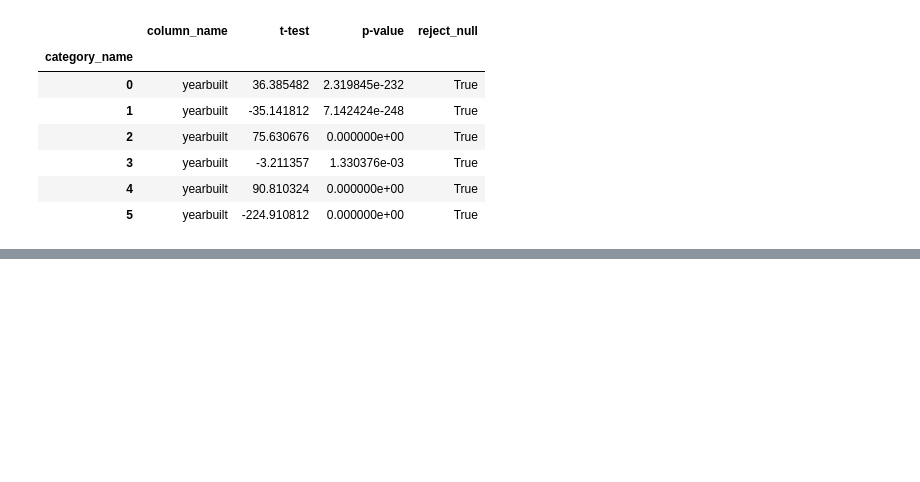
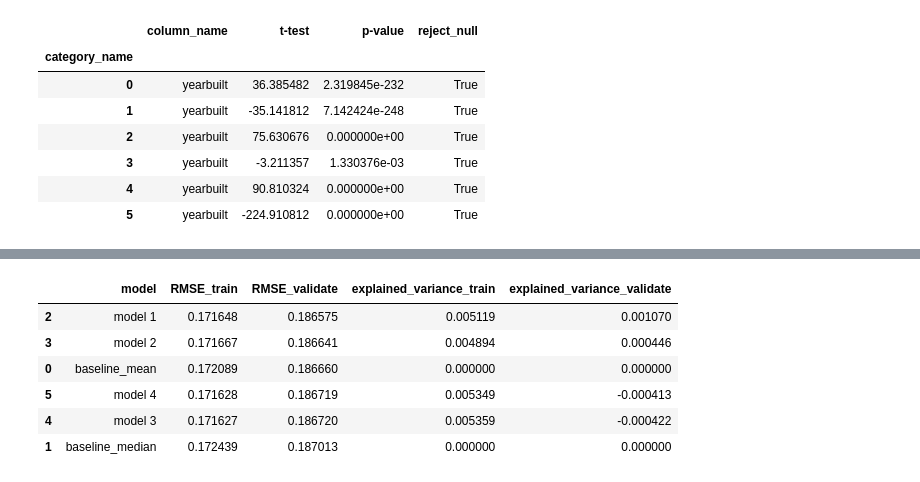
Before and after one commit to stephenfitzsimon/zillow_clustering_project, a Jupyter notebook: final_report.ipynb, the cells around one changed output, grey strips where cells are left out. Cells and saved outputs as stored; diff of their text form; code cells hidden in the pictures; blank space fills up the shorter version.

```diff
--- a/final_report.ipynb
+++ b/final_report.ipynb
@@ -1025,0 +1357,16 @@ First, the dataset to be used needs to be encoded and scaled:
+# %%
+#make a copy of train and validate to use
+train_model_copy = train_model.copy()
+validate_model_copy = validate_model.copy()
+
+#get the cluster_geo column, this will make a scaled column
+train_model_4 = wrangle_zillow.make_geo_cluster(train_model_copy)
+validate_model_4 = wrangle_zillow.make_geo_cluster(validate_model_copy)
+
+#scale the datasets
+train_model_4 = wrangle_zillow.scale_and_encode(train_model_4, columns_to_encode = encode_columns, columns_to_scale=scale_columns)
+validate_model_4 = wrangle_zillow.scale_and_encode(validate_model_4, columns_to_encode = encode_columns, columns_to_scale=scale_columns)
+
+# split into X an y
+X_train_model_4, y_train_model_4 = wrangle_zillow.make_X_and_y(train_model_4)
+X_validate_model_4, y_validate_model_4 = wrangle_zillow.make_X_and_y(validate_model_4)
@@ -1025,0 +1375,9 @@ First, the dataset to be used needs to be encoded and scaled:
+# %%
+#make model
+model_4 = LinearRegression(normalize = True)
+#fit model
+model_4.fit(X_train_model_4.iloc[:, 1:], y_train['logerror'])
+#predict on model
+y_train['model4_train_pred'] = model_4.predict(X_train_model_4.iloc[:, 1:])
+
+y_validate['model4_validate_pred'] = model_4.predict(X_validate_model_4.iloc[:, 1:])
@@ -1025,0 +1386,16 @@ First, the dataset to be used needs to be encoded and scaled:
+# %%
+#calculate and store the RMSE
+model4_rmse = {
+    'model':'model 4',
+    'RMSE_train': mean_squared_error(y_train['logerror'], y_train['model4_train_pred'])**(0.5),
+    'RMSE_validate': mean_squared_error(y_validate['logerror'], y_validate['model4_validate_pred'])**(0.5),
+    'explained_variance_train' : explained_variance_score(y_train['logerror'], y_train['model4_train_pred']),
+    'explained_variance_validate' : explained_variance_score(y_validate['logerror'], y_validate['model4_validate_pred'])
+}
+results.append(model4_rmse)
+#calculate the residuals
+y_train['model4_residuals'] = y_train['model1_train_pred'] - y_train['logerror']
+y_validate['model4_validate_residuals'] = y_validate['model1_validate_pred'] - y_validate['logerror']
+# %%
+model_results = pd.DataFrame(results)
+model_results.set_index('model')
@@ -1025,0 +1422,10 @@ First, the dataset to be used needs to be encoded and scaled:
+# %%
+model_results.sort_values('RMSE_validate')
+# %% [output]
+|  | model | RMSE_train | RMSE_validate | explained_variance_train | explained_variance_validate |
+| 2 | model 1 | 0.171648 | 0.186575 | 0.005119 | 0.001070 |
+| 3 | model 2 | 0.171667 | 0.186641 | 0.004894 | 0.000446 |
+| 0 | baseline_mean | 0.172089 | 0.186660 | 0.000000 | 0.000000 |
+| 5 | model 4 | 0.171628 | 0.186719 | 0.005349 | -0.000413 |
+| 4 | model 3 | 0.171627 | 0.186720 | 0.005359 | -0.000422 |
+| 1 | baseline_median | 0.172439 | 0.187013 | 0.000000 | 0.000000 |
```
Also changed, not shown: parts of 51 cells of this notebook, 1 other file.
